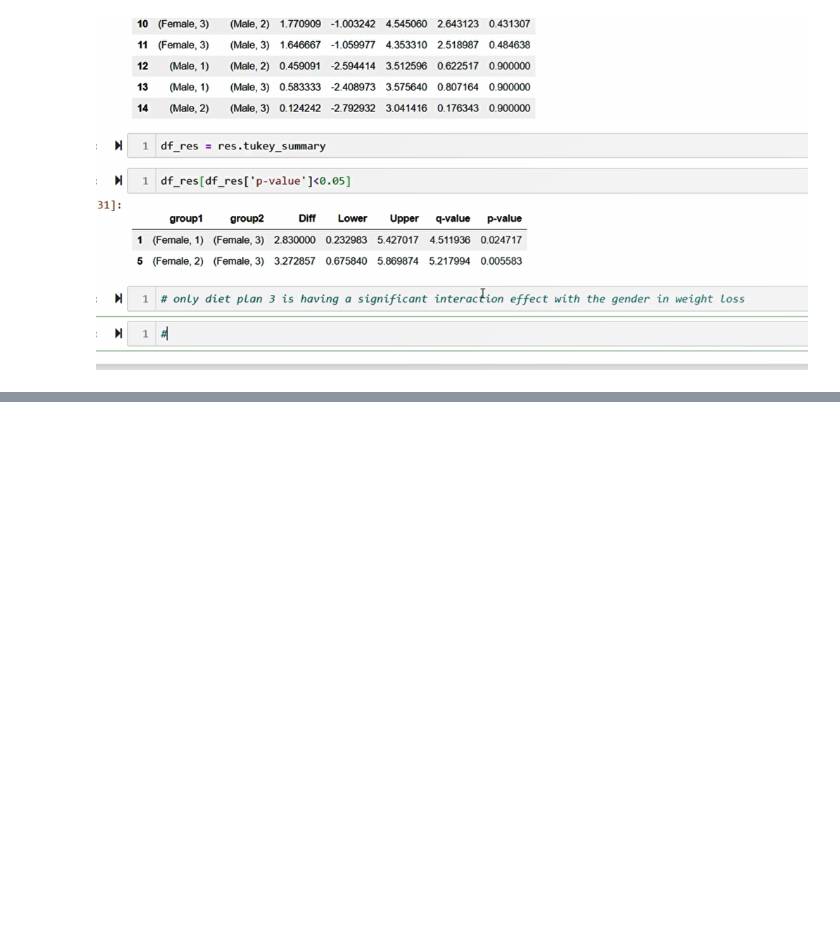
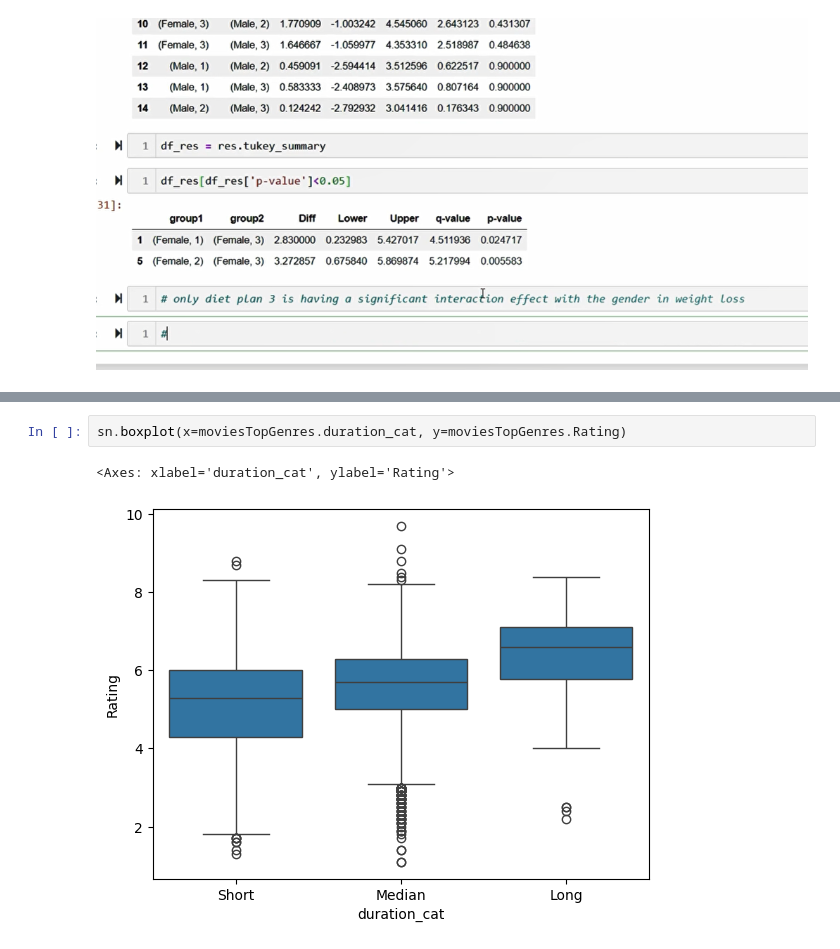
Before and after one commit to nurgelli/Exploratory_Data_Analysis, a Jupyter notebook: by_category/anova.ipynb, the cells around one changed output, grey strips where cells are left out. Drawn from its saved outputs; the diff is of its cells as text; blank space fills up the shorter version.

```diff
--- a/by_category/anova.ipynb
+++ b/by_category/anova.ipynb
@@ -310,0 +373,5 @@ TypeError: list indices must be integers or slices, not str
+# %%
+sn.boxplot(x=moviesTopGenres.duration_cat, y=moviesTopGenres.Rating)
+# %% [output]
+<Axes: xlabel='duration_cat', ylabel='Rating'>
+[figure, added]
```
Also changed, not shown: parts of 18 cells of this notebook.
